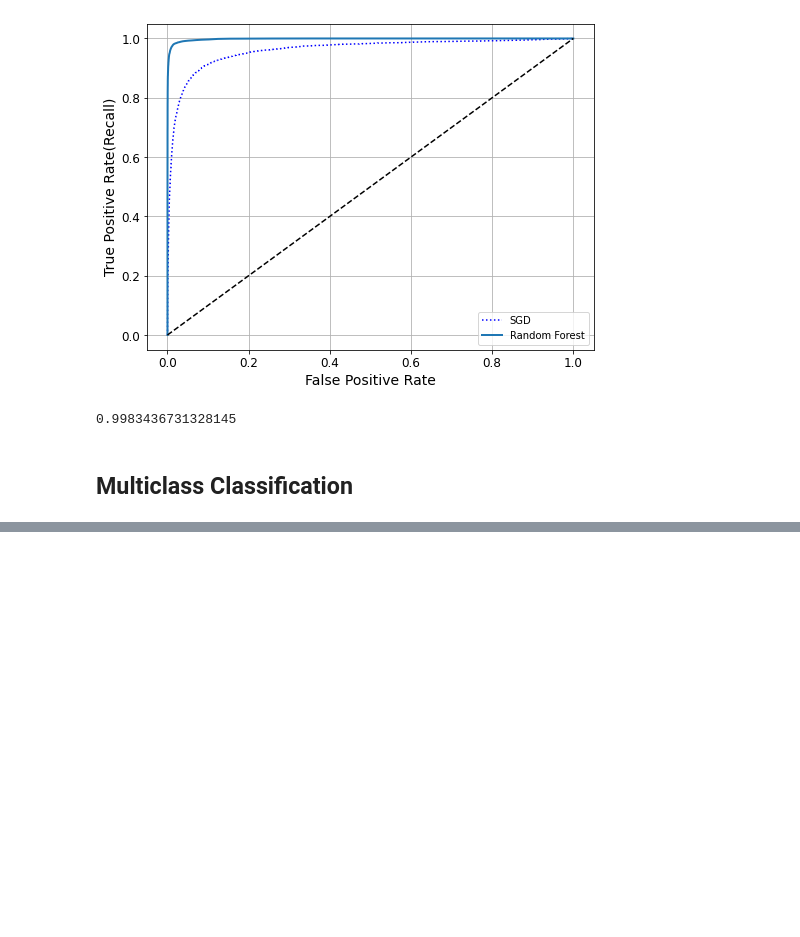
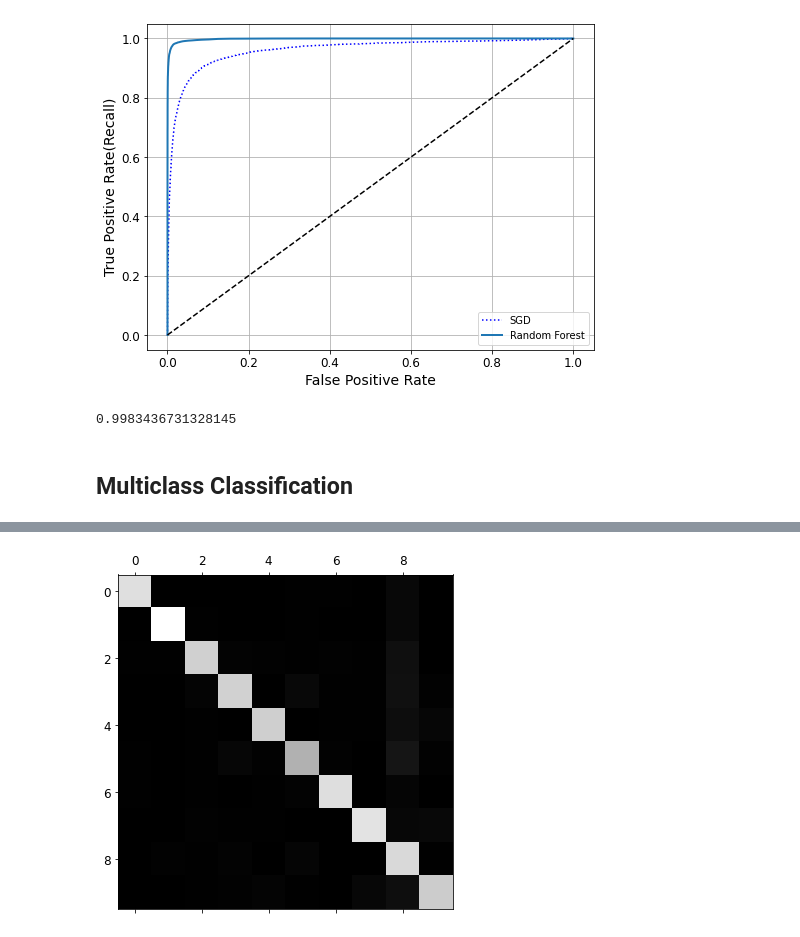
Before and after one commit to julia-rolemberg/classification-MNIST, a Jupyter notebook: number-classification.ipynb, the cells around one changed output, grey strips where cells are left out. Drawn from its saved outputs; the diff is of its cells as text; code cells hidden in the pictures; blank space fills up the shorter version.

```diff
--- a/number-classification.ipynb
+++ b/number-classification.ipynb
@@ -275,0 +318,3 @@ roc_auc_score(y_train_5, y_scores_forest)
+# %%
+sgd_clf.fit(X_train, y_train)
+sgd_clf.predict([some_digit])
@@ -275,0 +334,6 @@ roc_auc_score(y_train_5, y_scores_forest)
+# %%
+# increasing accuracy above 89%
+from sklearn.preprocessing import StandardScaler
+scaler = StandardScaler()
+X_train_scaled = scaler.fit_transform(X_train.astype(np.float64))
+cross_val_score(sgd_clf, X_train_scaled, y_train, cv=3, scoring="accuracy")
@@ -275,0 +344,5 @@ roc_auc_score(y_train_5, y_scores_forest)
+# %%
+y_train_predict = cross_val_predict(estimator=sgd_clf, X=X_train_scaled, y=y_train, cv=3)
+# %%
+conf_mx = confusion_matrix(y_train, y_train_predict)
+conf_mx
@@ -275,0 +361,5 @@ roc_auc_score(y_train_5, y_scores_forest)
+# %%
+plt.matshow(A =conf_mx, cmap=plt.cm.gray)
+plt.show()
+# %% [output]
+[figure, added]
```
Also changed, not shown: parts of 39 cells of this notebook.
